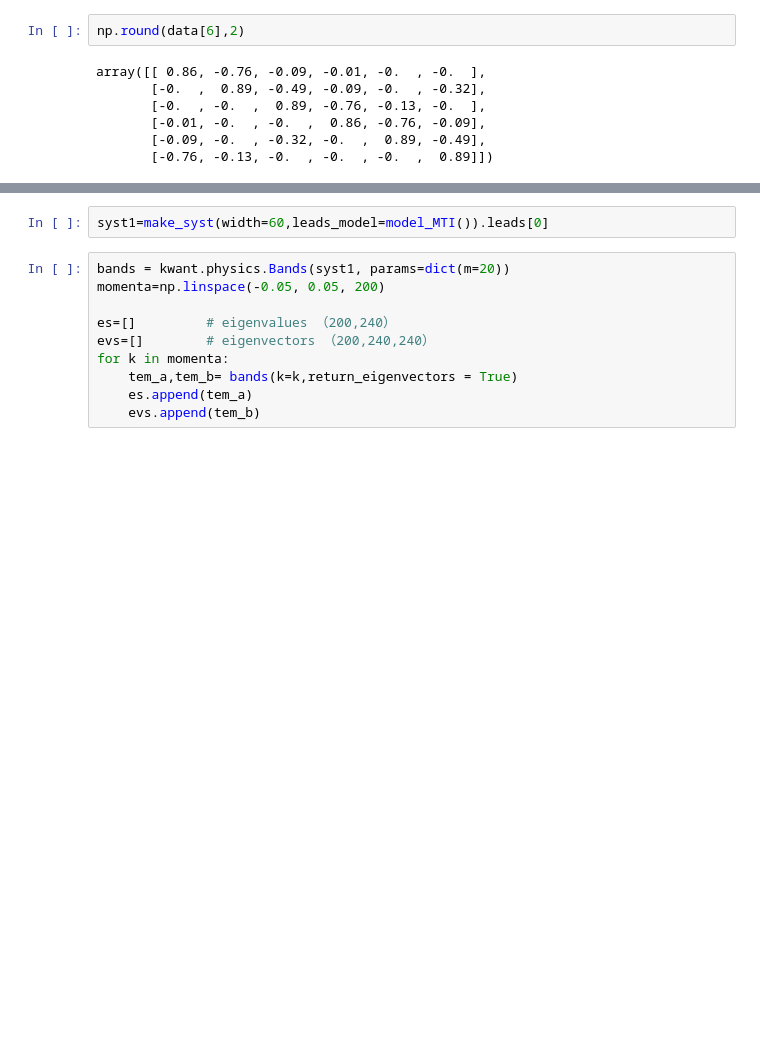
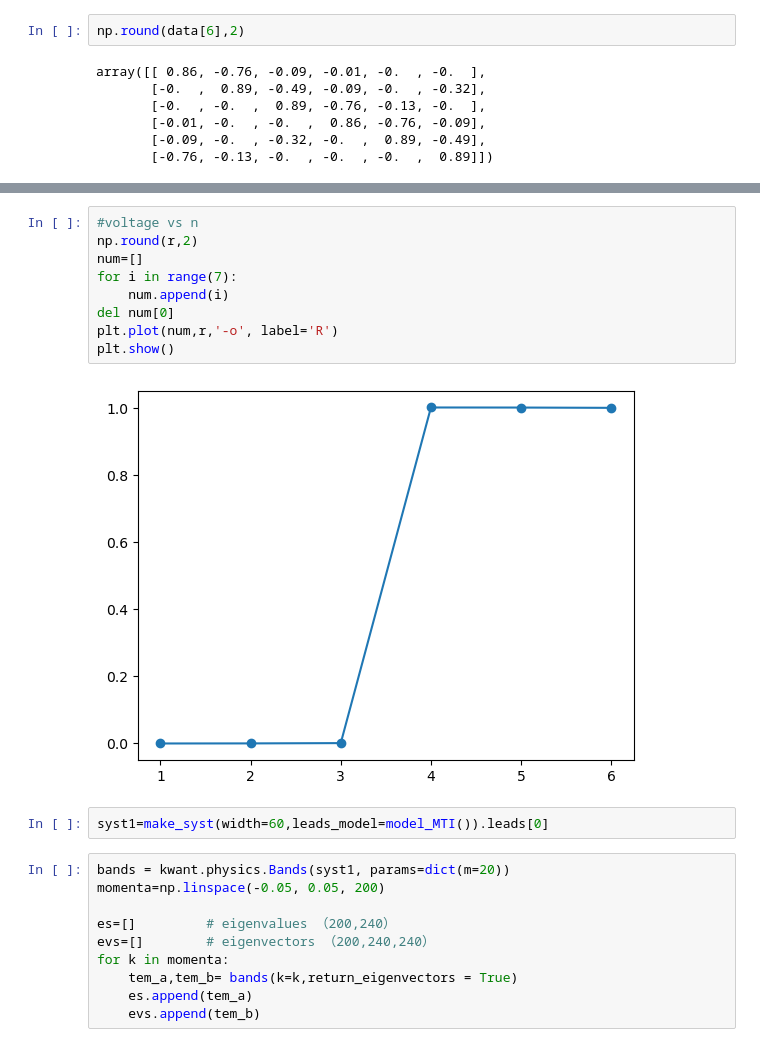
Before and after one commit to Xky123ff/GIT--DEMO, a Jupyter notebook: repeating_chiral-coupling.ipynb, the cells around one changed output, grey strips where cells are left out. Cells and saved outputs as stored; diff of their text form; blank space fills up the shorter version.

```diff
--- a/repeating_chiral-coupling.ipynb
+++ b/repeating_chiral-coupling.ipynb
@@ -270,3 +280,14 @@ rMplot_m(m_range,np.array(data),6,5)
+# %%
+#voltage vs n
+np.round(r,2)
+num=[]
+for i in range(7):
+    num.append(i)
+del num[0]
+plt.plot(num,r,'-o', label='R')
+plt.show()
+# %% [output]
+[figure, added]
 # %%
 syst1=make_syst(width=60,leads_model=model_MTI()).leads[0]
 # %%
```
Also changed, not shown: parts of 5 cells of this notebook, 4 other files.
